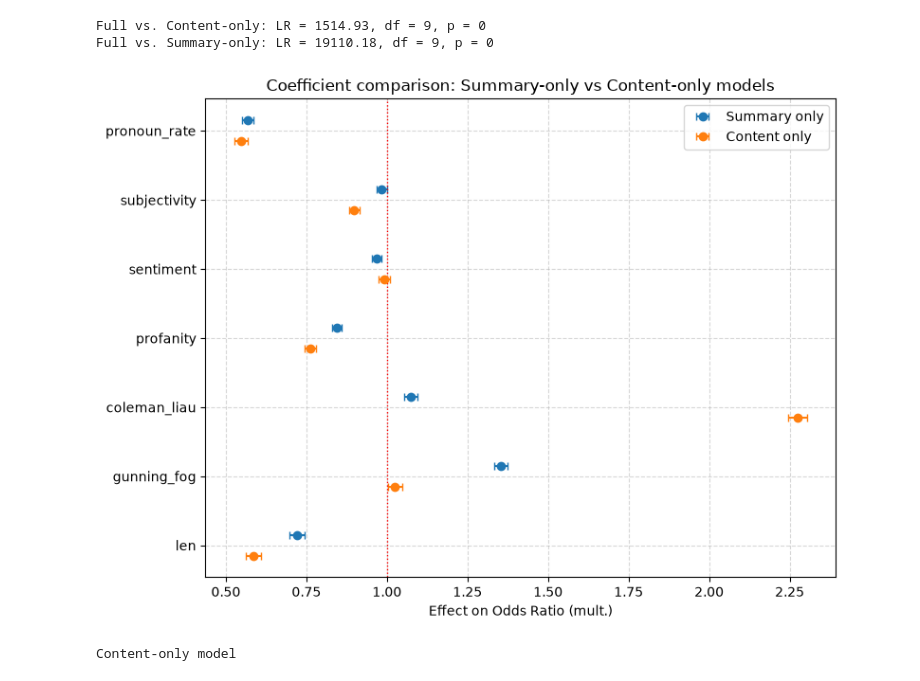
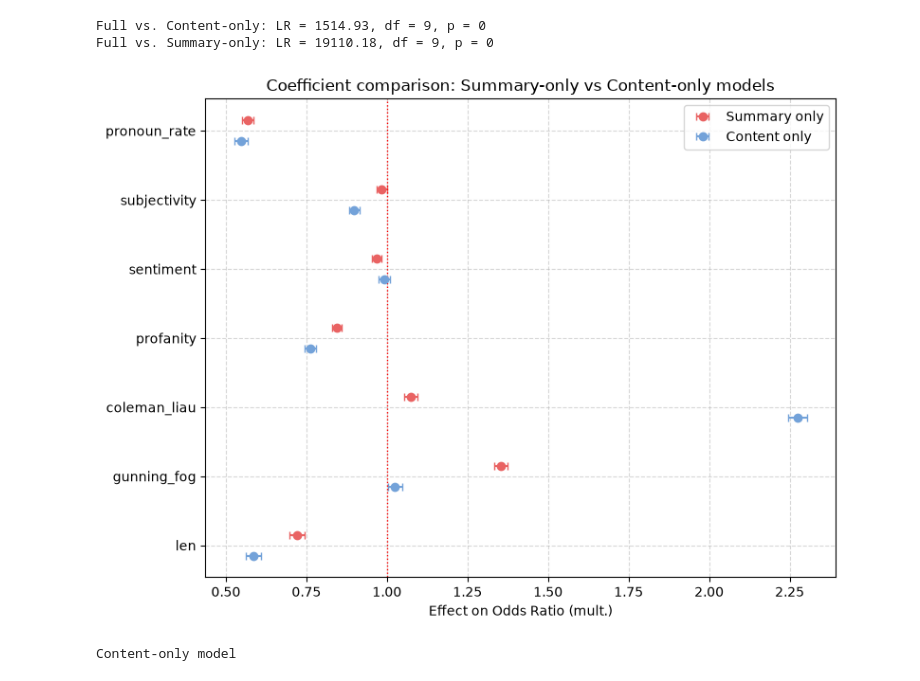
Before and after one commit to LudwigAKunz/docana-project-report, a Jupyter notebook: code/analysis.ipynb, the cells around one changed output. Drawn from its saved outputs; the diff is of its cells as text; code cells hidden in the pictures.

Commit message:
Farben Coeff plot

```diff
--- a/code/analysis.ipynb
+++ b/code/analysis.ipynb
@@ -427,35 +427,35 @@ feature_order = summary_coefs["feature"].tolist()
 coef_plot_df["feature"] = pd.Categorical(
     coef_plot_df["feature"], categories=feature_order, ordered=True
 )
 coef_plot_df = coef_plot_df.sort_values("feature")
 
 
 fig, ax = plt.subplots(figsize=(8, 6))
 
 offset = 0.15
-colors = {"Summary only": "#1f77b4", "Content only": "#ff7f0e"}
+colors = {"Summary only": "#e96363", "Content only": "#73a2d9"}
 
 for model_name, shift in [("Summary only", offset), ("Content only", -offset)]:
     sub = coef_plot_df[coef_plot_df["model"] == model_name]
     y_positions = np.arange(len(sub)) + shift
     errors = [sub["coef"] - sub["ci_low"], sub["ci_high"] - sub["coef"]]
     ax.errorbar(
         sub["odds_ratio"], y_positions, xerr=errors,
         fmt="o", label=model_name, color=colors[model_name], capsize=3,
     )
 
 ax.axvline(x=1, color="red", linestyle=":", linewidth=1)
 ax.set_yticks(np.arange(len(feature_order)))
 ax.set_yticklabels(feature_order)
 ax.set_xlabel("Effect on Odds Ratio (mult.)")
 ax.set_title("Coefficient comparison: Summary-only vs Content-only models")
 ax.legend()
 plt.grid(axis = "both", linestyle = "--", alpha = 0.5)
 plt.tight_layout()
 plt.savefig("../figures/coef_comparison_summary_content.png", dpi=150, bbox_inches = 'tight')
 plt.show()
 # %% [output]
-[figure, old version]
+[figure, new version]
 # %%
 # Odds-ratio tables (exp of standardized log-odds coefficients + 95% CIs) for all
 # three models, for direct interpretability alongside the coefficient plot above.
```
Also changed, not shown: 1 other file.
